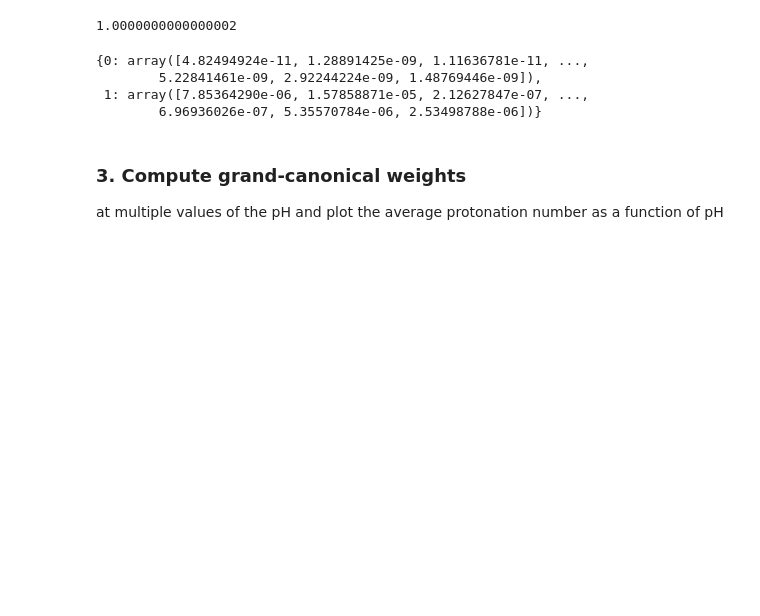
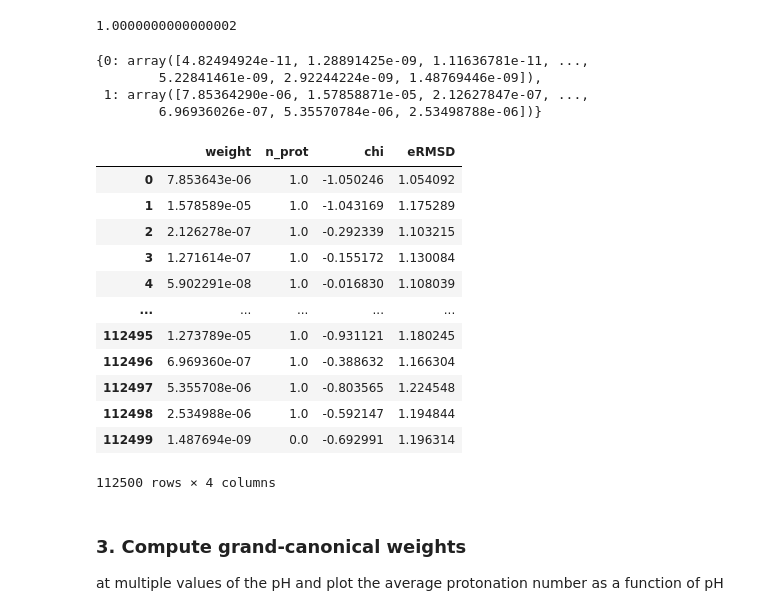
Before and after one commit to Tomfersil/pH-integration, a Jupyter notebook: WHAM.ipynb, the cells around one changed output. Drawn from its saved outputs; the diff is of its cells as text; code cells hidden in the pictures; blank space fills up the shorter version.

```diff
--- a/WHAM.ipynb
+++ b/WHAM.ipynb
@@ -219,3 +226,19 @@ canonical_w
+# %%
+pd.read_csv('Simulation-data/A3mer/WHAM_df.txt', index_col=0)
+# %% [output]
+|  | weight | n_prot | chi | eRMSD |
+| 0 | 7.853643e-06 | 1.0 | -1.050246 | 1.054092 |
+| 1 | 1.578589e-05 | 1.0 | -1.043169 | 1.175289 |
+| 2 | 2.126278e-07 | 1.0 | -0.292339 | 1.103215 |
+| 3 | 1.271614e-07 | 1.0 | -0.155172 | 1.130084 |
+| 4 | 5.902291e-08 | 1.0 | -0.016830 | 1.108039 |
+| ... | ... | ... | ... | ... |
+| 112495 | 1.273789e-05 | 1.0 | -0.931121 | 1.180245 |
+| 112496 | 6.969360e-07 | 1.0 | -0.388632 | 1.166304 |
+| 112497 | 5.355708e-06 | 1.0 | -0.803565 | 1.224548 |
+| 112498 | 2.534988e-06 | 1.0 | -0.592147 | 1.194844 |
+| 112499 | 1.487694e-09 | 0.0 | -0.692991 | 1.196314 |
+112500 rows × 4 columns
 # %% [markdown]
 ### 3. Compute grand-canonical weights
 at multiple values of the pH and plot the average protonation number as a function of pH
```
Also changed, not shown: parts of 4 cells of this notebook.
